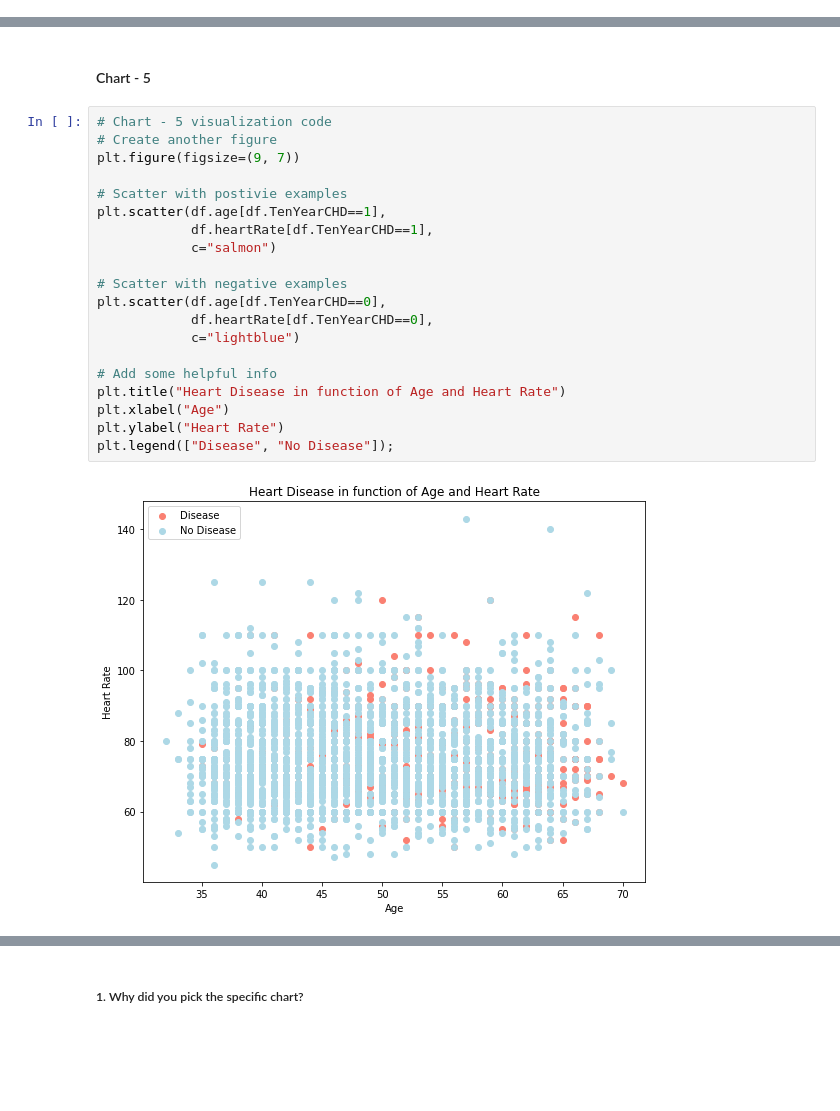
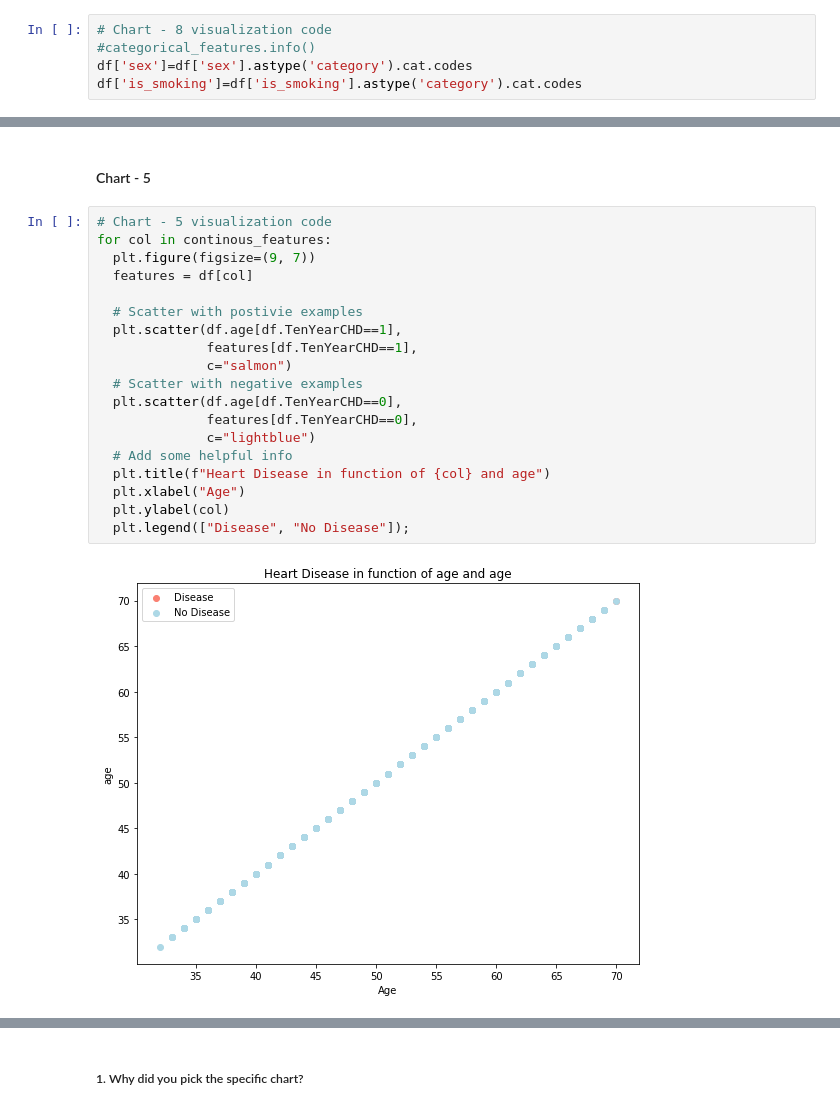
Before and after one commit to Mihirgupta2001/Classification-Capstone-Project, a Jupyter notebook: Classification_Capstone_Project.ipynb, the cells around one changed output, grey strips where cells are left out. Cells and saved outputs as stored; diff of their text form; blank space fills up the shorter version.

```diff
--- a/Classification_Capstone_Project.ipynb
+++ b/Classification_Capstone_Project.ipynb
@@ -288,6 +288,11 @@ Data columns (total 15 columns):
  14  TenYearCHD       3390 non-null   int64
 dtypes: float64(8), int64(5), object(2)
 memory usage: 423.8+ KB
+# %%
+# Chart - 8 visualization code
+#categorical_features.info()
+df['sex']=df['sex'].astype('category').cat.codes
+df['is_smoking']=df['is_smoking'].astype('category').cat.codes
 # %%
 # Our data is very much limited so let's not consider dropping null values
 
@@ -494,23 +499,22 @@ Answer Here
 #### Chart - 5
 # %%
 # Chart - 5 visualization code
-# Create another figure
-plt.figure(figsize=(9, 7))
+for col in continous_features:
+  plt.figure(figsize=(9, 7))
+  features = df[col]
 
-# Scatter with postivie examples
-plt.scatter(df.age[df.TenYearCHD==1],
-            df.heartRate[df.TenYearCHD==1],
-            c="salmon")
-
-# Scatter with negative examples
-plt.scatter(df.age[df.TenYearCHD==0],
-            df.heartRate[df.TenYearCHD==0],
-            c="lightblue")
-
-# Add some helpful info
-plt.title("Heart Disease in function of Age and Heart Rate")
-plt.xlabel("Age")
-plt.ylabel("Heart Rate")
-plt.legend(["Disease", "No Disease"]);
+  # Scatter with postivie examples
+  plt.scatter(df.age[df.TenYearCHD==1],
+              features[df.TenYearCHD==1],
+              c="salmon")
+  # Scatter with negative examples
+  plt.scatter(df.age[df.TenYearCHD==0],
+              features[df.TenYearCHD==0],
+              c="lightblue")
+  # Add some helpful info
+  plt.title(f"Heart Disease in function of {col} and age")
+  plt.xlabel("Age")
+  plt.ylabel(col)
+  plt.legend(["Disease", "No Disease"]);
 # %% [output]
-[figure, old version]
+[figure, new version]
```
Also changed, not shown: parts of 7 cells of this notebook.
